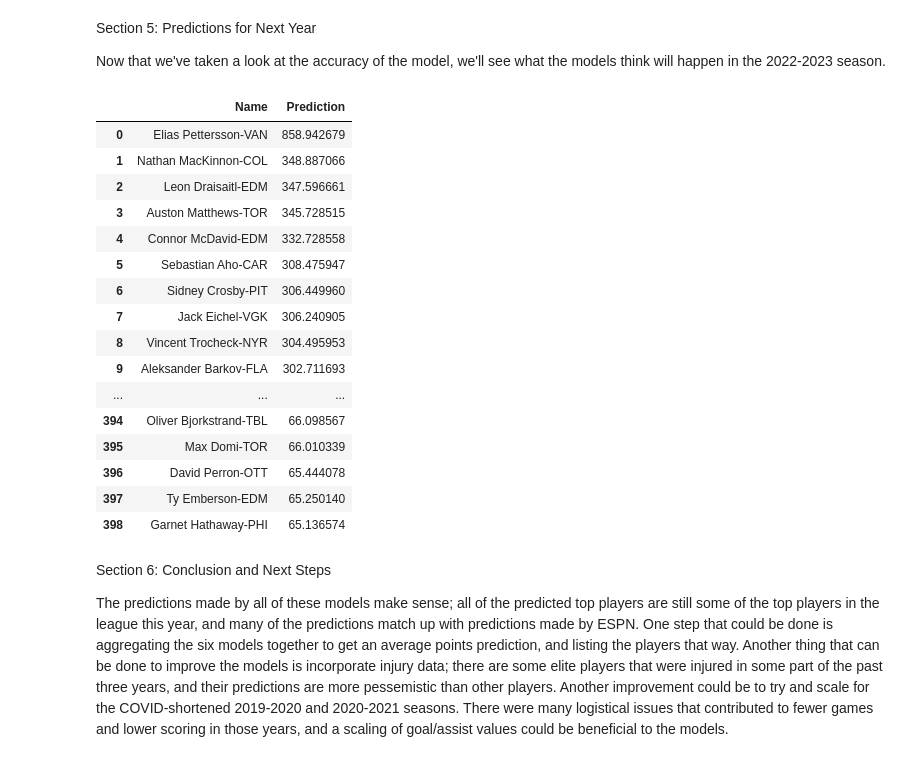
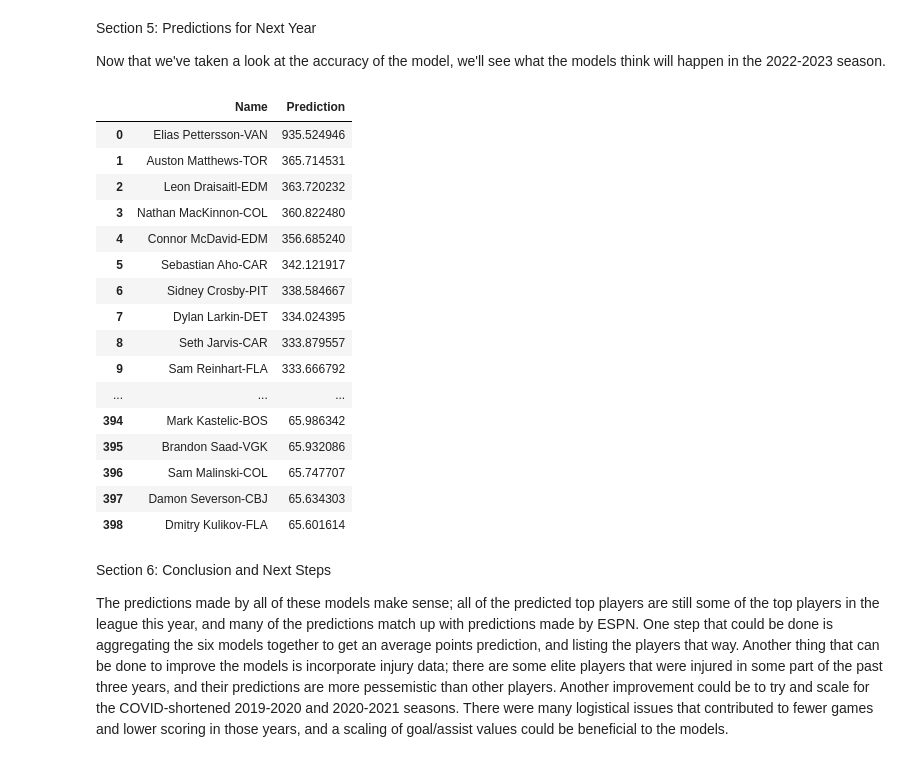
Before and after one commit to chrisberry888/FantasyHockeyAnalyzer, a Jupyter notebook: Fantasy Hockey Analyzer Notebook.ipynb, the cells around one changed output. Drawn from its saved outputs; the diff is of its cells as text; code cells hidden in the pictures.

```diff
--- a/Fantasy Hockey Analyzer Notebook.ipynb
+++ b/Fantasy Hockey Analyzer Notebook.ipynb
@@ -142,7 +144,7 @@ Now that we have the data that ml models can read, we can now train the models.
 ONE YEAR:
 # %%
 #number of models per model type (mpt = models per type)
-mpt = 10
+mpt = 3
 
 arr = mx.separate_fantasy_points(ml_data_one_year)
 X = mx.reformat_df(arr[0])
@@ -157,7 +159,7 @@ one_year_RF = RandomForestRegressor()
 
 one_year_regr_models = mx.sim(one_year_regr, X, y, mpt)
 # %%
-# one_year_RF_models = mx.sim(one_year_RF, X, y, mpt)
+one_year_RF_models = mx.sim(one_year_RF, X, y, mpt)
 # %% [markdown]
 TWO YEAR:
 # %%
@@ -172,7 +174,7 @@ two_year_RF = RandomForestRegressor()
 
 two_year_regr_models = mx.sim(two_year_regr, X, y, mpt)
 # %%
-# two_year_RF_models = mx.sim(two_year_RF, X, y, mpt)
+two_year_RF_models = mx.sim(two_year_RF, X, y, mpt)
 # %% [markdown]
 THREE YEAR:
 # %%
@@ -186,7 +188,7 @@ three_year_RF = RandomForestRegressor()
 
 three_year_regr_models= mx.sim(three_year_regr, X, y, mpt)
 # %%
-# three_year_RF_models= mx.sim(three_year_RF, X, y, mpt)
+three_year_RF_models= mx.sim(three_year_RF, X, y, mpt)
 # %% [markdown]
 Section 4: Analysis
 
@@ -301,29 +303,29 @@ pd.options.display.max_rows = None
 # display(three_year_df)
 # %%
 extended_preds_df = mx.sum_predictions(big_preds)
-extended_preds_df['Prediction'] = extended_preds_df['Prediction'] / (3 * mpt)
+extended_preds_df['Prediction'] = extended_preds_df['Prediction'] / (6 * mpt)
 extended_preds_df.sort_values(by="Prediction", ascending=False, inplace=True)
 extended_preds_df.reset_index(drop=True, inplace=True)
 pd.options.display.max_rows = None
 display(extended_preds_df)
 # %% [output]
 |  | Name | Prediction |
-| 0 | Elias Pettersson-VAN | 858.942679 |
-| 1 | Nathan MacKinnon-COL | 348.887066 |
-| 2 | Leon Draisaitl-EDM | 347.596661 |
-| 3 | Auston Matthews-TOR | 345.728515 |
-| 4 | Connor McDavid-EDM | 332.728558 |
-| 5 | Sebastian Aho-CAR | 308.475947 |
-| 6 | Sidney Crosby-PIT | 306.449960 |
-| 7 | Jack Eichel-VGK | 306.240905 |
-| 8 | Vincent Trocheck-NYR | 304.495953 |
-| 9 | Aleksander Barkov-FLA | 302.711693 |
+| 0 | Elias Pettersson-VAN | 935.524946 |
+| 1 | Auston Matthews-TOR | 365.714531 |
+| 2 | Leon Draisaitl-EDM | 363.720232 |
+| 3 | Nathan MacKinnon-COL | 360.822480 |
+| 4 | Connor McDavid-EDM | 356.685240 |
+| 5 | Sebastian Aho-CAR | 342.121917 |
+| 6 | Sidney Crosby-PIT | 338.584667 |
+| 7 | Dylan Larkin-DET | 334.024395 |
+| 8 | Seth Jarvis-CAR | 333.879557 |
+| 9 | Sam Reinhart-FLA | 333.666792 |
 | ... | ... | ... |
-| 394 | Oliver Bjorkstrand-TBL | 66.098567 |
-| 395 | Max Domi-TOR | 66.010339 |
-| 396 | David Perron-OTT | 65.444078 |
-| 397 | Ty Emberson-EDM | 65.250140 |
-| 398 | Garnet Hathaway-PHI | 65.136574 |
+| 394 | Mark Kastelic-BOS | 65.986342 |
+| 395 | Brandon Saad-VGK | 65.932086 |
+| 396 | Sam Malinski-COL | 65.747707 |
+| 397 | Damon Severson-CBJ | 65.634303 |
+| 398 | Dmitry Kulikov-FLA | 65.601614 |
 # %% [markdown]
 Section 6: Conclusion and Next Steps
 
```
Also changed, not shown: parts of 4 cells of this notebook.
